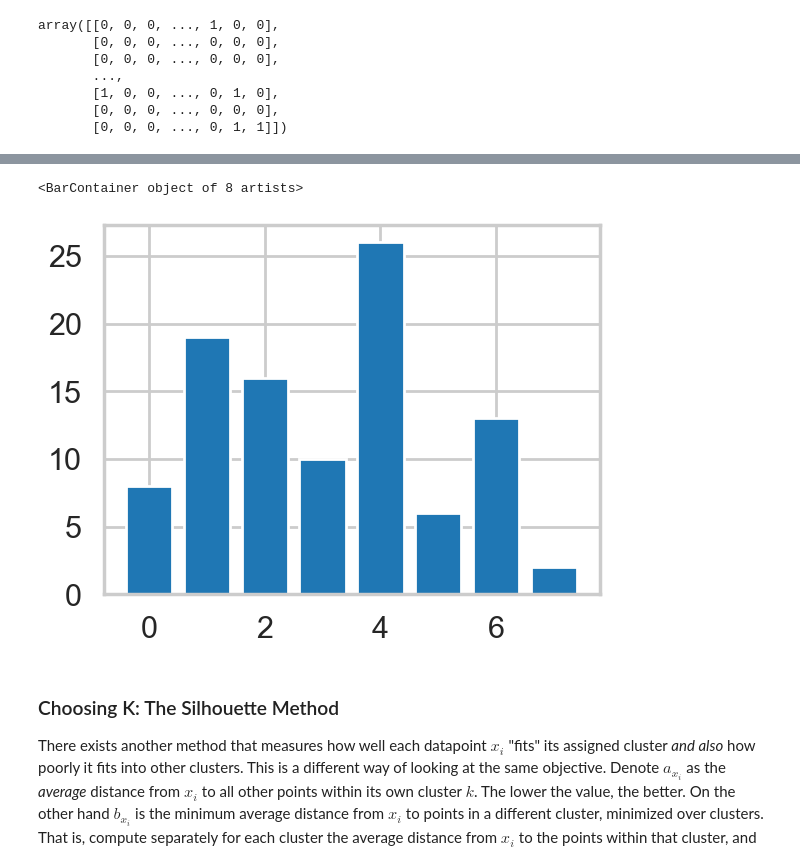
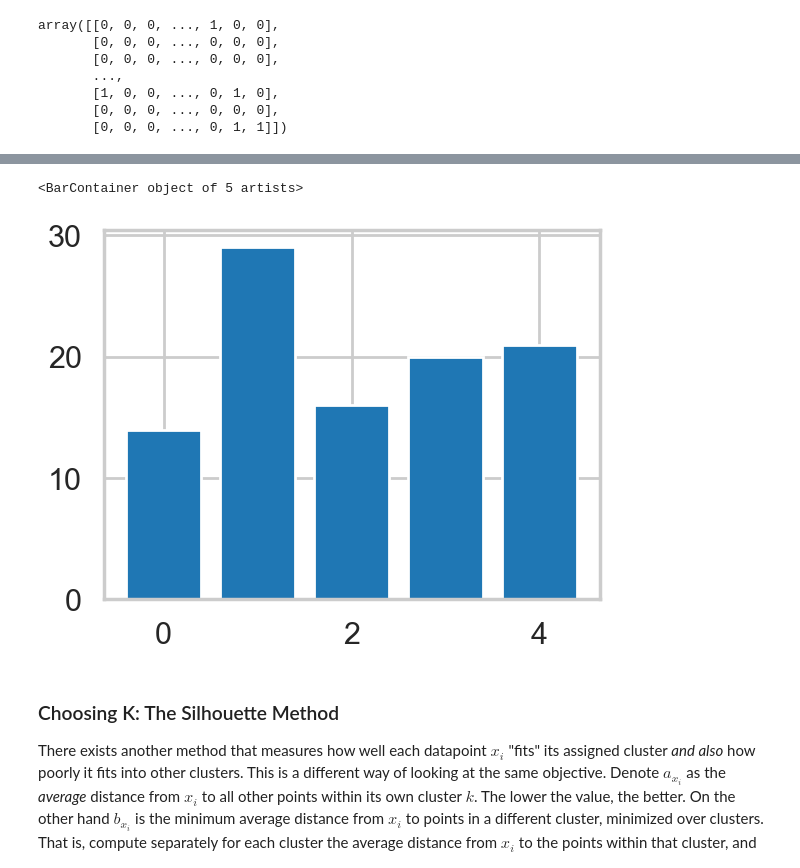
Before and after one commit to sardarchitect/ucsd-mini-projects, a Jupyter notebook: mec-16.2.6-clustering-mini-project/Mini_Project_Clustering.ipynb, the cells around one changed output, grey strips where cells are left out. Saved outputs shown, nothing was run; the diff lists cells and outputs as text; code cells hidden in the pictures.

Commit message:
Finished clustering mini-project

```diff
--- a/mec-16.2.6-clustering-mini-project/Mini_Project_Clustering.ipynb
+++ b/mec-16.2.6-clustering-mini-project/Mini_Project_Clustering.ipynb
@@ -149,12 +149,12 @@ plt.show()
 # %%
-kmeans = KMeans(n_clusters=8, n_init=10, random_state=42).fit(x_cols)
+kmeans = KMeans(n_clusters=5, n_init=10, random_state=42).fit(x_cols)
 y_kmeans = pd.DataFrame(kmeans.labels_).rename(columns={0 : 'cluster_group'})
 y_kmeans_count = y_kmeans.groupby(['cluster_group'])['cluster_group'].count()
 
 plt.bar(y_kmeans_count.keys(), y_kmeans_count.values)
 # %% [output]
-<BarContainer object of 8 artists>
+<BarContainer object of 5 artists>
-[figure, old version]
+[figure, new version]
 # %% [markdown]
 ### Choosing K: The Silhouette Method
 
```
Also changed, not shown: parts of 8 cells of this notebook.
